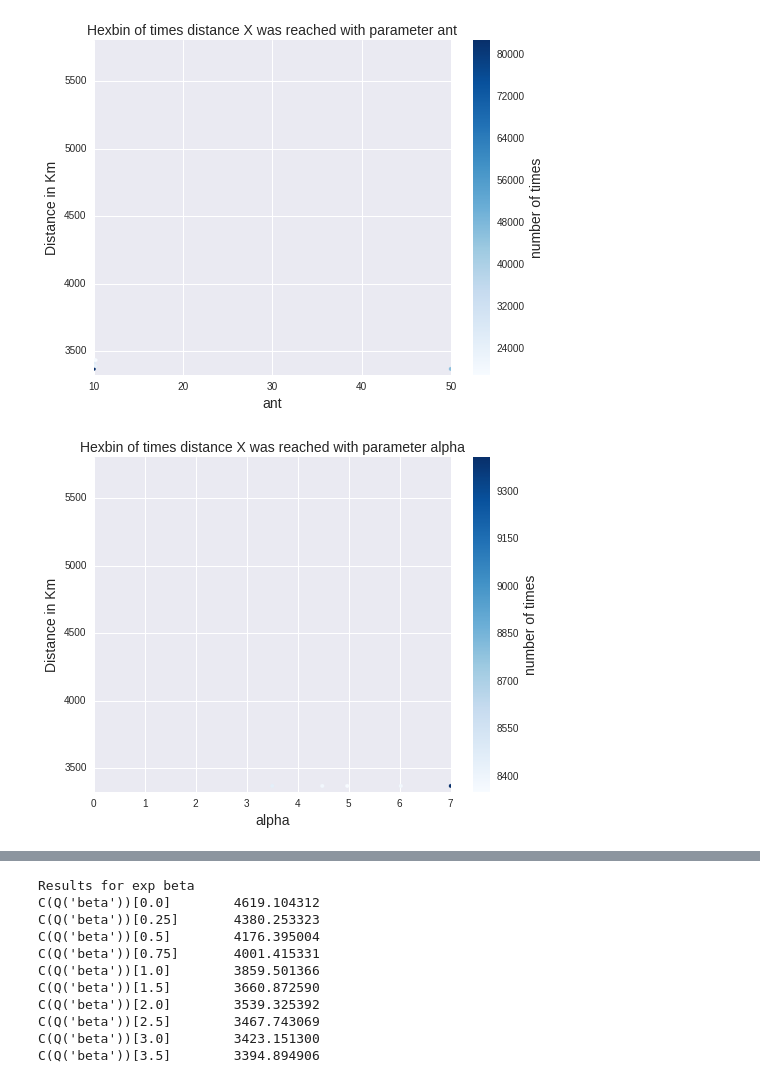
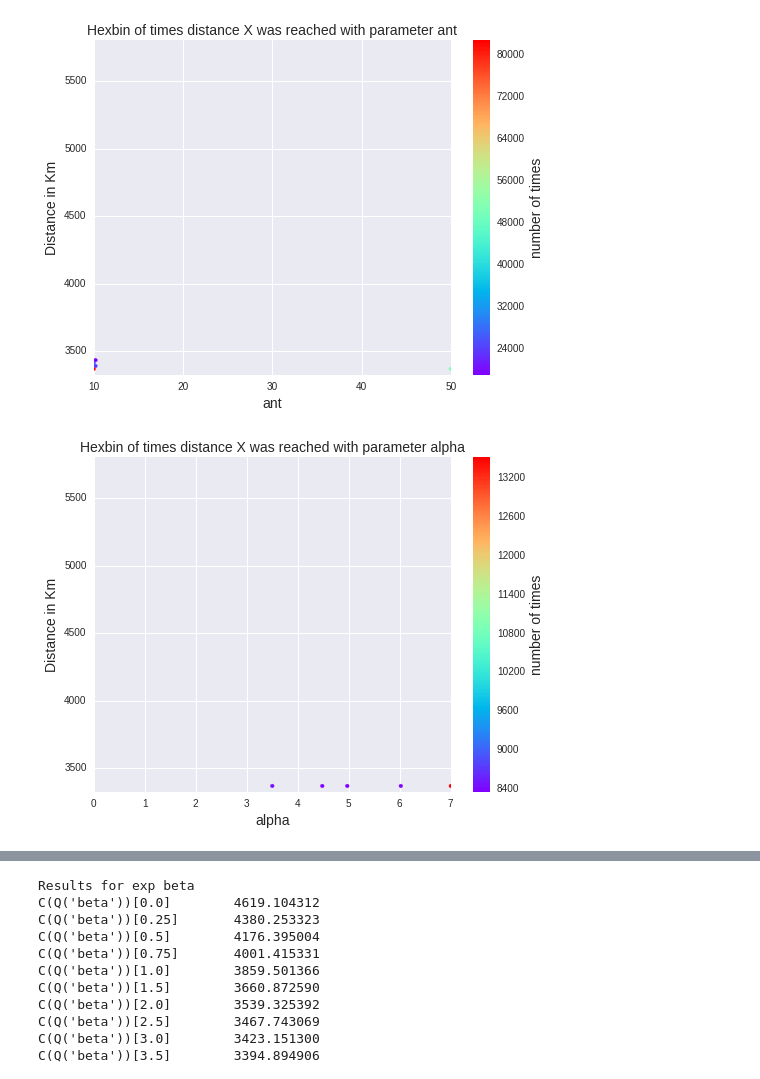
Before and after one commit to andresalesbarbosa/ACO, a Jupyter notebook: Data_Analysis_Burma.ipynb, the cells around one changed output, grey strips where cells are left out. Saved outputs shown, nothing was run; the diff lists cells and outputs as text; code cells hidden in the pictures.

```diff
--- a/Data_Analysis_Burma.ipynb
+++ b/Data_Analysis_Burma.ipynb
@@ -4,15 +4,11 @@ import numpy as np
 import seaborn as sns
 
 
-df = pd.read_csv("burma14.csv")
+df = pd.read_csv("burma14extend.csv")
 clean = df.dropna()
 clean.loc[:,'delta'] = clean.loc[:,'distance'] - 3323
 clean.loc[:,'%delta'] = clean.loc[:,'delta']/3323
-clean.describe()
-s = []
-for i in clean.columns:
-    s.append()
-print(s)
+#clean.describe()
 # %% [output]
 A value is trying to be set on a copy of a slice from a DataFrame.
 Try using .loc[row_indexer,col_indexer] = value instead
@@ -34,12 +28,11 @@ for name in clean.columns:
     if name in ['distance','ID','delta','%delta'] :
         continue
     fig, ax = plt.subplots(figsize=(8,6))
-    #ax.axis([-0.5, 7.5,3000, 6000])
-    d = ax.hexbin(clean[name],clean['distance'], cmap=plt.cm.Blues, alpha=0.8)
+    d = ax.hexbin(clean[name],clean['distance'], cmap=plt.cm.rainbow)
     plt.xlabel(name,fontsize=14)
     plt.ylabel('Distance in Km',fontsize=14)
     plt.title('Hexbin of times distance X was reached with parameter '+name,fontsize=14)
     cb = fig.colorbar(d)
     cb.set_label('number of times',fontsize=14)
-    fig.savefig('plot_hexbin_'+name+'.png')
+    fig.savefig('img/plot_hexbin_'+name+'.png')
 # %% [output]
@@ -52,19 +45,22 @@ for name in clean.columns:
 # %%
 for name in clean.columns:
     if name in ['distance','ID','delta','%delta'] :
         continue
     fig, ax = plt.subplots(figsize=(8,6))
-    #ax.axis([-0.5, 7.5,3000, 6000])
     if name == 'alpha':
-        d = ax.hexbin(clean[name],clean['distance'],mincnt=8000, cmap=plt.cm.Blues)
+        d = ax.hexbin(clean[name],clean['distance'],mincnt=8000, cmap=plt.cm.rainbow)
+    elif name == 'rho':
+        d = ax.hexbin(clean[name],clean['distance'],mincnt=25000, cmap=plt.cm.rainbow)
+    elif name == 'limit':
+        d = ax.hexbin(clean[name],clean['distance'],mincnt=48000, cmap=plt.cm.rainbow)
     else:
-        d = ax.hexbin(clean[name],clean['distance'],mincnt=18000, cmap=plt.cm.Blues)
+        d = ax.hexbin(clean[name],clean['distance'],mincnt=18000, cmap=plt.cm.rainbow)
     plt.xlabel(name,fontsize=14)
     plt.ylabel('Distance in Km',fontsize=14)
     plt.title('Hexbin of times distance X was reached with parameter '+name,fontsize=14)
     cb = fig.colorbar(d)
     cb.set_label('number of times',fontsize=14)
-    fig.savefig('plot_hexbin_10k_'+name+'.png')
+    fig.savefig('img/plot_hexbin_10k_'+name+'.png')
 # %% [output]
-[figure, old version]
+[figure, new version]
-[figure, old version]
+[figure, new version]
```
Also changed, not shown: parts of 12 cells of this notebook, 1 other file.
